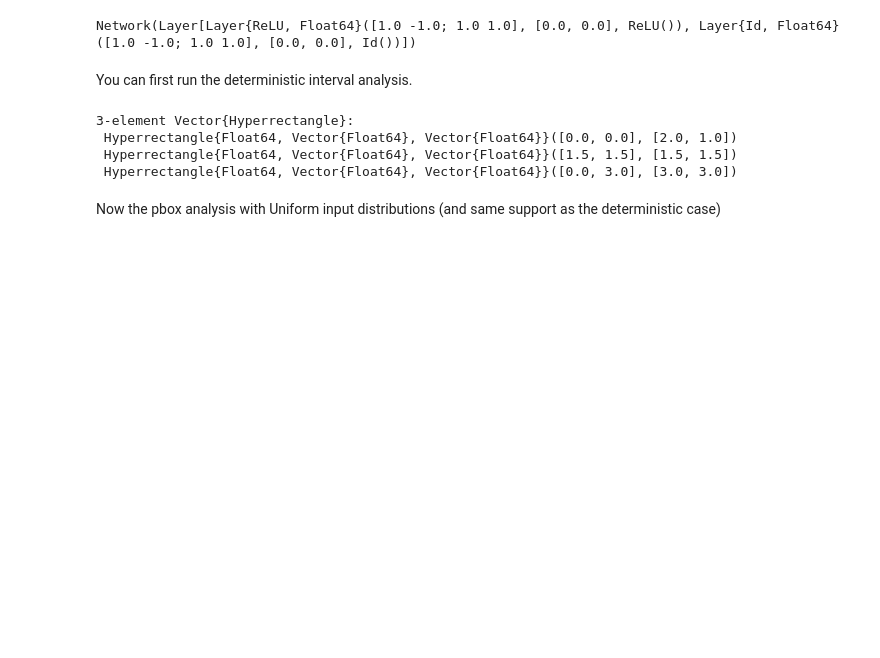
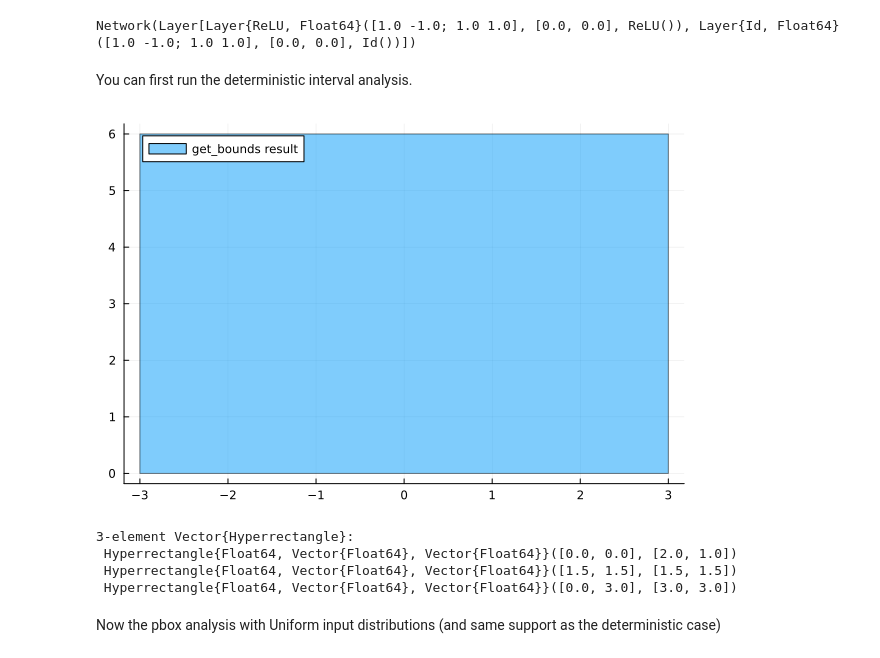
Before and after one commit to ardianugraha/verification-neural-networks, a Jupyter notebook: NeuralVerification-CARS-Workshop-master/Lab2.ipynb, the cells around one changed output. Saved outputs shown, nothing was run; the diff lists cells and outputs as text; code cells hidden in the pictures; blank space fills up the shorter version.

```diff
--- a/NeuralVerification-CARS-Workshop-master/Lab2.ipynb
+++ b/NeuralVerification-CARS-Workshop-master/Lab2.ipynb
@@ -284,12 +305,16 @@ You can first run the deterministic interval analysis.
 # %%
 X = Hyperrectangle(low = [-2.0, -1.0], high = [2., 1.])
 result_bounds = get_bounds(net,X)
-#Plots.plot(result_bounds[3], label = "get_bounds result")
+Plots.plot(result_bounds[3], label = "get_bounds result")
 # %% [output]
-3-element Vector{Hyperrectangle}:
- Hyperrectangle{Float64, Vector{Float64}, Vector{Float64}}([0.0, 0.0], [2.0, 1.0])
- Hyperrectangle{Float64, Vector{Float64}, Vector{Float64}}([1.5, 1.5], [1.5, 1.5])
- Hyperrectangle{Float64, Vector{Float64}, Vector{Float64}}([0.0, 3.0], [3.0, 3.0])
+[figure, added]
+# %%
+result_bounds
+# %% [output]
+3-element Vector{Hyperrectangle}:
+ Hyperrectangle{Float64, Vector{Float64}, Vector{Float64}}([0.0, 0.0], [2.0, 1.0])
+ Hyperrectangle{Float64, Vector{Float64}, Vector{Float64}}([1.5, 1.5], [1.5, 1.5])
+ Hyperrectangle{Float64, Vector{Float64}, Vector{Float64}}([0.0, 3.0], [3.0, 3.0])
 # %% [markdown]
 Now the pbox analysis with Uniform input distributions (and same support as the deterministic case)
 # %%
```
Also changed, not shown: parts of 11 cells of this notebook.
